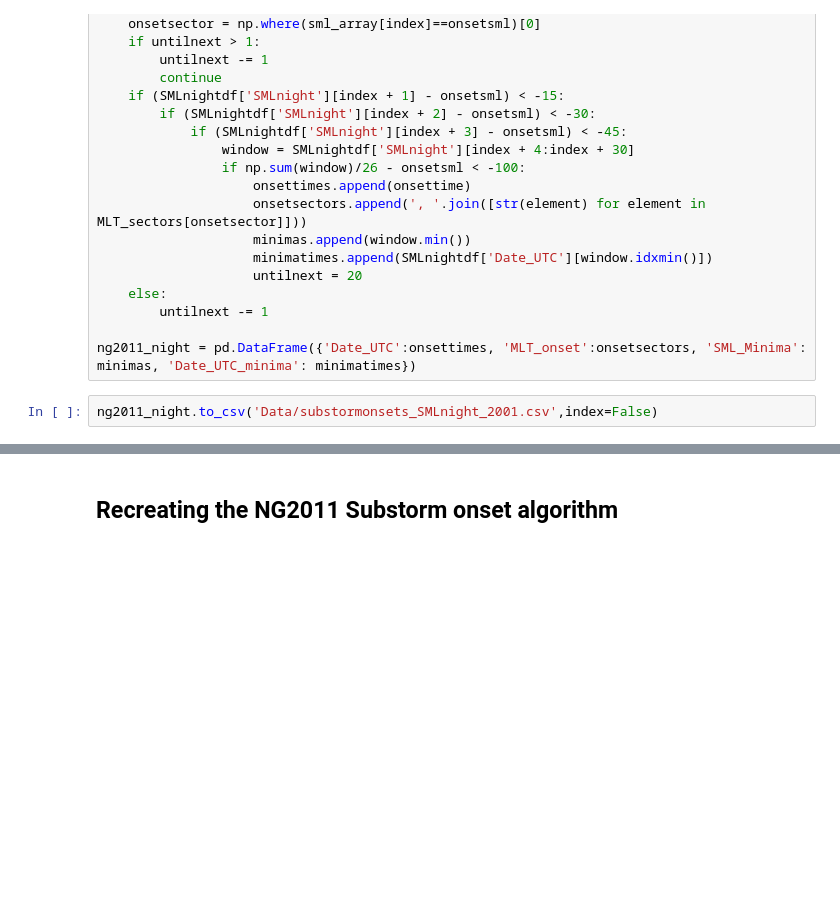
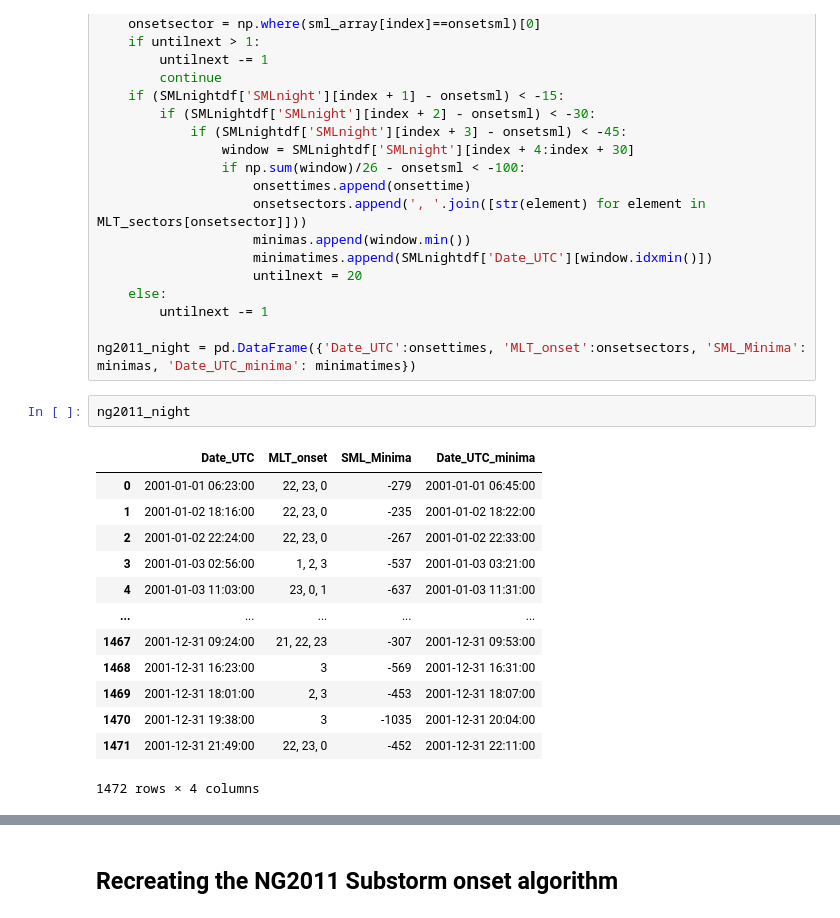
Before and after one commit to christianlao12/DP1_DP2_Project, a Jupyter notebook: SML_testing.ipynb, the cells around one changed output, grey strips where cells are left out. Drawn from its saved outputs; the diff is of its cells as text; blank space fills up the shorter version.

```diff
--- a/SML_testing.ipynb
+++ b/SML_testing.ipynb
@@ -108,8 +130,22 @@ for index, __ in SMLnightdf[:-30].iterrows():
         untilnext -= 1
 
 ng2011_night = pd.DataFrame({'Date_UTC':onsettimes, 'MLT_onset':onsetsectors, 'SML_Minima': minimas, 'Date_UTC_minima': minimatimes})
-# %%
-ng2011_night.to_csv('Data/substormonsets_SMLnight_2001.csv',index=False)
+# %%
+ng2011_night
+# %% [output]
+|  | Date_UTC | MLT_onset | SML_Minima | Date_UTC_minima |
+| 0 | 2001-01-01 06:23:00 | 22, 23, 0 | -279 | 2001-01-01 06:45:00 |
+| 1 | 2001-01-02 18:16:00 | 22, 23, 0 | -235 | 2001-01-02 18:22:00 |
+| 2 | 2001-01-02 22:24:00 | 22, 23, 0 | -267 | 2001-01-02 22:33:00 |
+| 3 | 2001-01-03 02:56:00 | 1, 2, 3 | -537 | 2001-01-03 03:21:00 |
+| 4 | 2001-01-03 11:03:00 | 23, 0, 1 | -637 | 2001-01-03 11:31:00 |
+| ... | ... | ... | ... | ... |
+| 1467 | 2001-12-31 09:24:00 | 21, 22, 23 | -307 | 2001-12-31 09:53:00 |
+| 1468 | 2001-12-31 16:23:00 | 3 | -569 | 2001-12-31 16:31:00 |
+| 1469 | 2001-12-31 18:01:00 | 2, 3 | -453 | 2001-12-31 18:07:00 |
+| 1470 | 2001-12-31 19:38:00 | 3 | -1035 | 2001-12-31 20:04:00 |
+| 1471 | 2001-12-31 21:49:00 | 22, 23, 0 | -452 | 2001-12-31 22:11:00 |
+1472 rows × 4 columns
 # %%
 fig,ax = plt.subplots(figsize=(21, 7))
 
```
Also changed, not shown: parts of 17 cells of this notebook.
